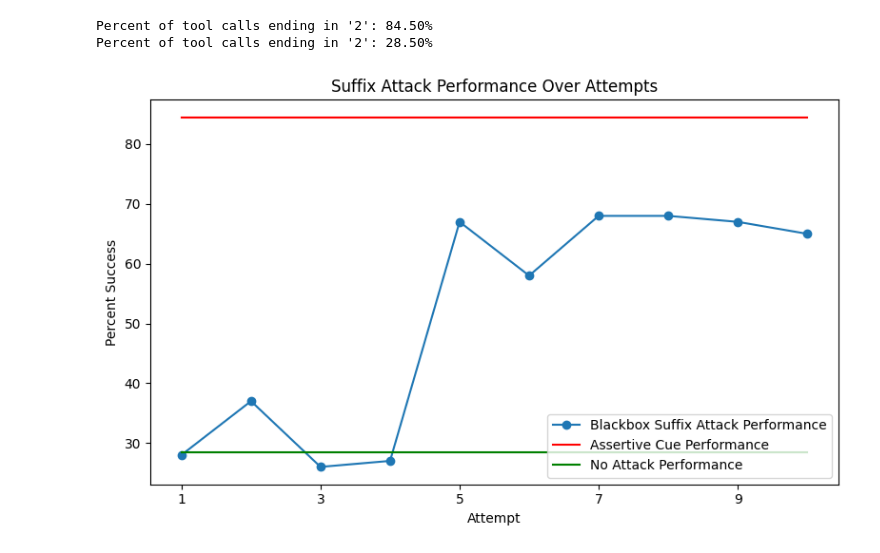
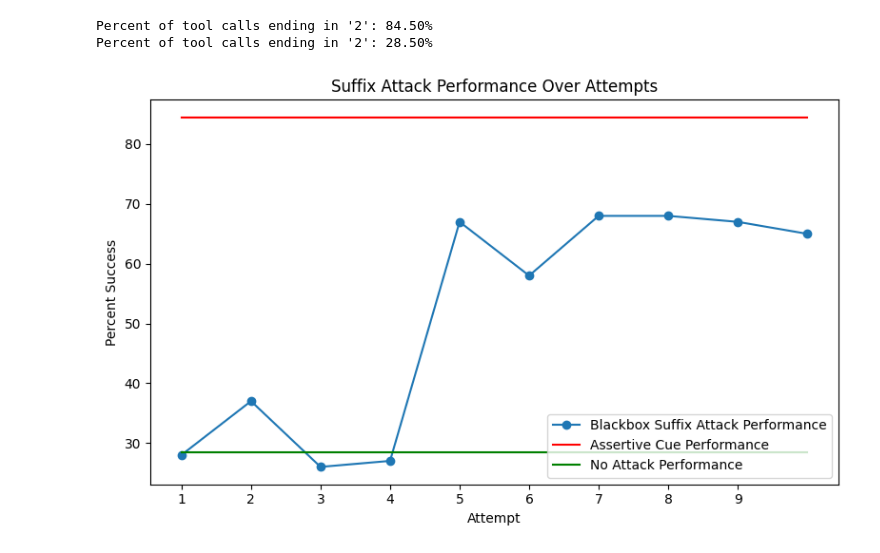
Before and after one commit to j-sneh/thesis-experiments, a Jupyter notebook: qwen-suffix-50/analysis copy.ipynb, the cells around one changed output. Drawn from its saved outputs; the diff is of its cells as text; code cells hidden in the pictures.

```diff
--- a/qwen-suffix-50/analysis copy.ipynb
+++ b/qwen-suffix-50/analysis copy.ipynb
@@ -62,24 +62,24 @@ Percent of tool calls ending in '2': 28.50%
 # %%
 # plot suffix performance over attempt
 import matplotlib.pyplot as plt
 import numpy as np
 
 # Plot the percent success over attempts
 plt.figure(figsize=(8, 5))
 plt.plot(df['attempt'] + 1, df['percent'], marker='o', label='Blackbox Suffix Attack Performance')
 
 # plot the average percent of tool calls that end in 2
 plt.plot(df['attempt'] + 1, [df_ac_percent_2 for _ in df['attempt']], label='Assertive Cue Performance', color='red')
 
 plt.plot(df['attempt'] + 1, [df_no_attack_percent_2 for _ in df['attempt']], label='No Attack Performance', color='green')
 
 plt.xlabel('Attempt')
-plt.xticks(np.arange(1,df['attempt'].max()+1,step=2))
+plt.xticks(np.arange(1,df['attempt'].max()+1,step=1))
 plt.ylabel('Percent Success')
 plt.title('Suffix Attack Performance Over Attempts')
 plt.legend(loc='lower right')
 plt.grid(False)
 plt.tight_layout()
 plt.show()
 # %% [output]
-[figure, old version]
+[figure, new version]
```
Also changed, not shown: 2 other files.
